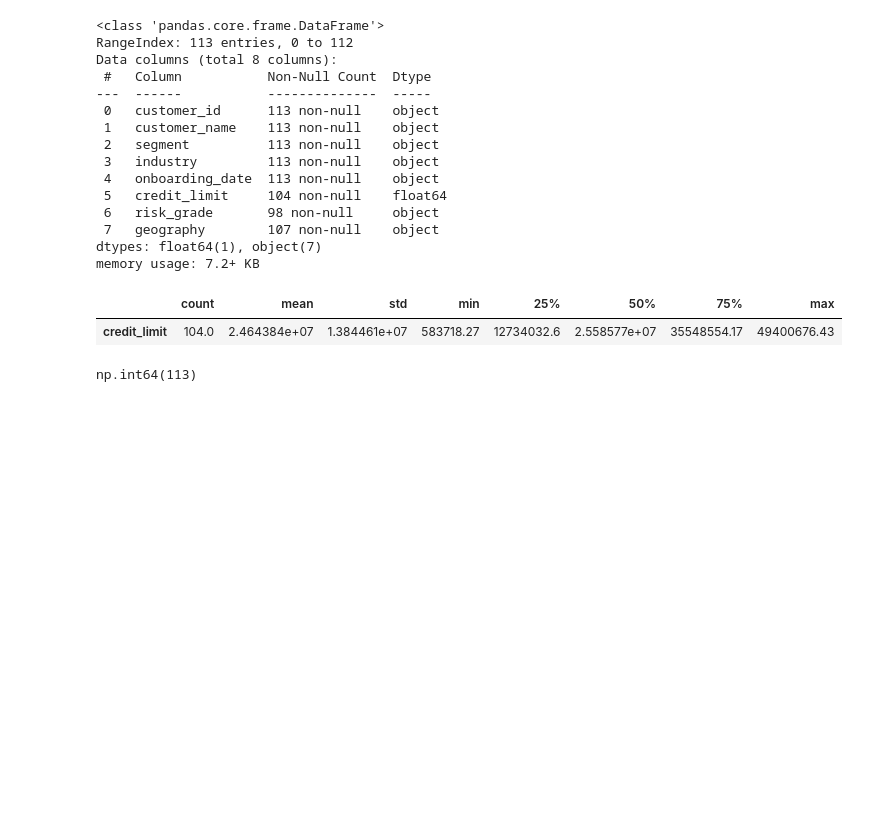
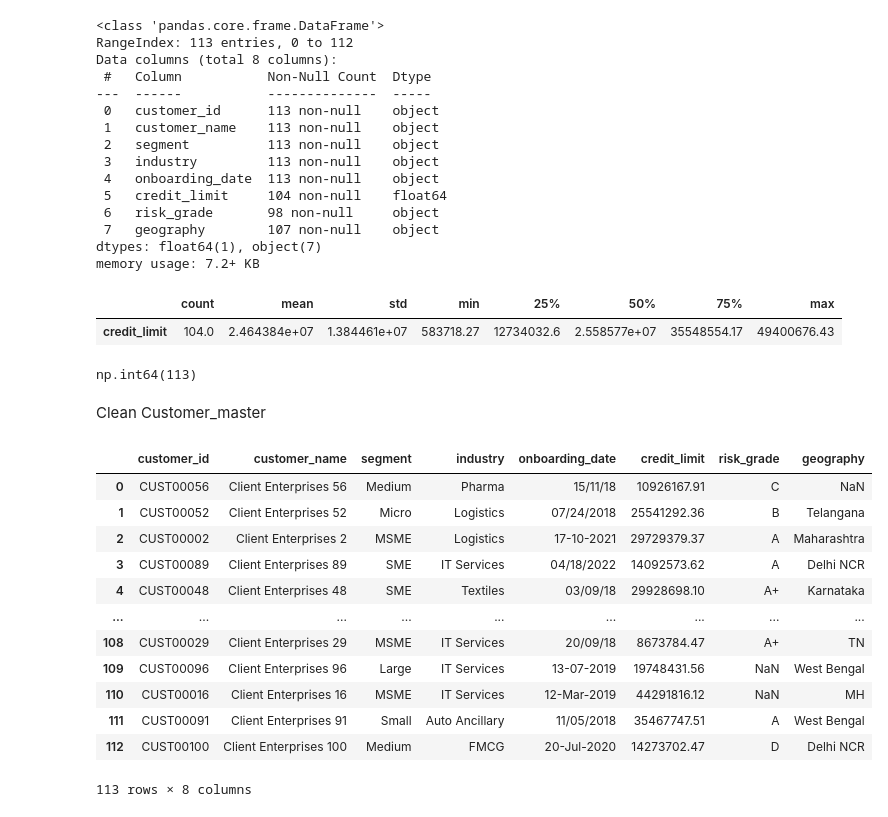
Before and after one commit to Bibhuti-MLAI/Time-Series-Forcasting, a Jupyter notebook: Revenue_Forcasting.ipynb, the cells around one changed output. Cells and saved outputs as stored; diff of their text form; code cells hidden in the pictures; blank space fills up the shorter version.

```diff
--- a/Revenue_Forcasting.ipynb
+++ b/Revenue_Forcasting.ipynb
@@ -57,3 +57,23 @@ customer.describe().T
 customer['customer_id'].count()
 # %% [output]
 np.int64(113)
+# %% [markdown]
+Clean Customer_master
+# %%
+customer['customer_id']= customer['customer_id'].astype(str).str.strip().str.upper()
+# %%
+customer
+# %% [output]
+|  | customer_id | customer_name | segment | industry | onboarding_date | credit_limit | risk_grade | geography |
+| 0 | CUST00056 | Client Enterprises 56 | Medium | Pharma | 15/11/18 | 10926167.91 | C | NaN |
+| 1 | CUST00052 | Client Enterprises 52 | Micro | Logistics | 07/24/2018 | 25541292.36 | B | Telangana |
+| 2 | CUST00002 | Client Enterprises 2 | MSME | Logistics | 17-10-2021 | 29729379.37 | A | Maharashtra |
+| 3 | CUST00089 | Client Enterprises 89 | SME | IT Services | 04/18/2022 | 14092573.62 | A | Delhi NCR |
+| 4 | CUST00048 | Client Enterprises 48 | SME | Textiles | 03/09/18 | 29928698.10 | A+ | Karnataka |
+| ... | ... | ... | ... | ... | ... | ... | ... | ... |
+| 108 | CUST00029 | Client Enterprises 29 | MSME | IT Services | 20/09/18 | 8673784.47 | A+ | TN |
+| 109 | CUST00096 | Client Enterprises 96 | Large | IT Services | 13-07-2019 | 19748431.56 | NaN | West Bengal |
+| 110 | CUST00016 | Client Enterprises 16 | MSME | IT Services | 12-Mar-2019 | 44291816.12 | NaN | MH |
+| 111 | CUST00091 | Client Enterprises 91 | Small | Auto Ancillary | 11/05/2018 | 35467747.51 | A | West Bengal |
+| 112 | CUST00100 | Client Enterprises 100 | Medium | FMCG | 20-Jul-2020 | 14273702.47 | D | Delhi NCR |
+113 rows × 8 columns
```
Also changed, not shown: parts of 6 cells of this notebook.
